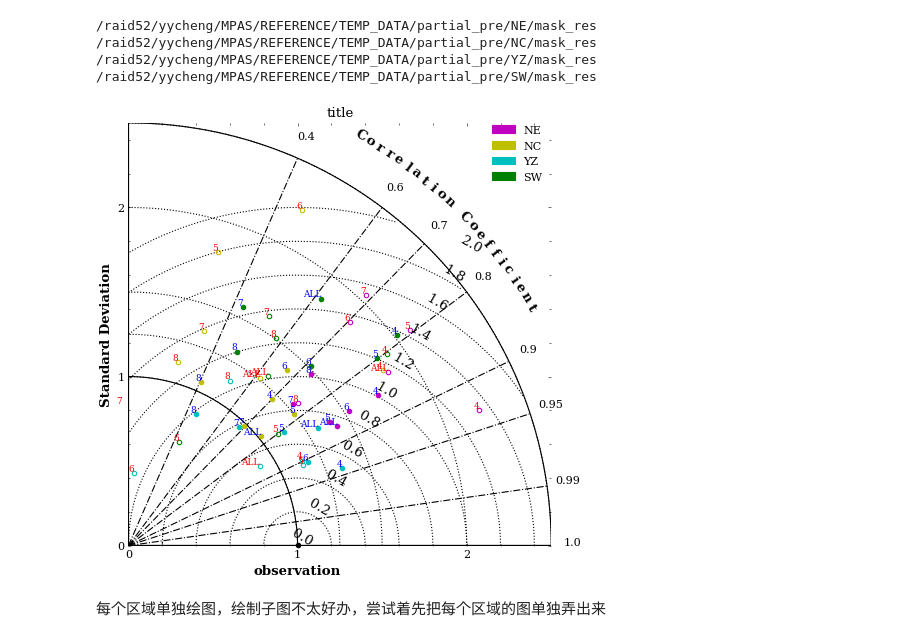
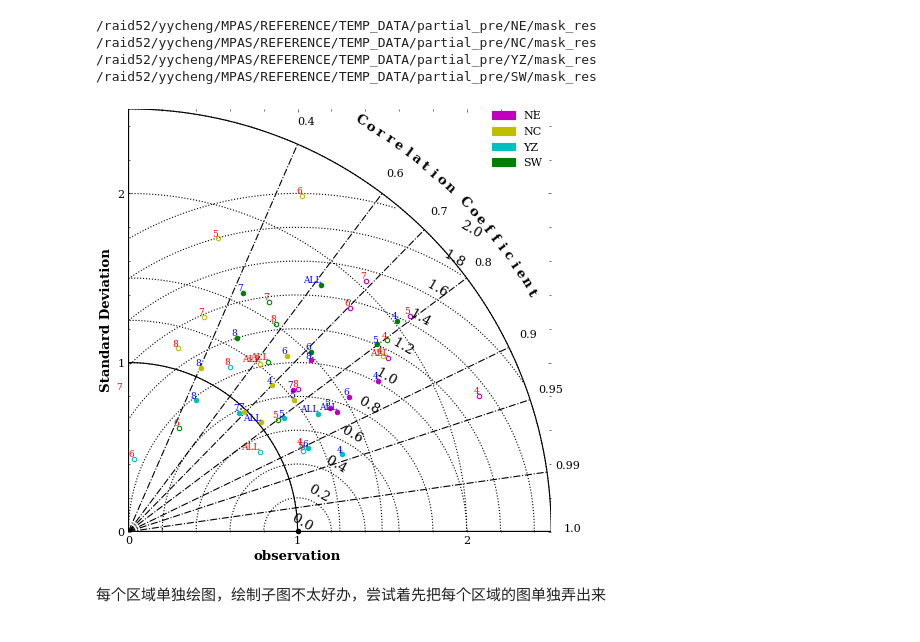
Before and after one commit to dozerlcl/MPAS_case_study, a Jupyter notebook: 92-25km_vr_rcm_postprocess/visualization/check_obs/check_cn051/pre/taylor_partial/precip_space_taylor_partial.ipynb, the cells around one changed output. Drawn from its saved outputs; the diff is of its cells as text; code cells hidden in the pictures.

```diff
--- a/92-25km_vr_rcm_postprocess/visualization/check_obs/check_cn051/pre/taylor_partial/precip_space_taylor_partial.ipynb
+++ b/92-25km_vr_rcm_postprocess/visualization/check_obs/check_cn051/pre/taylor_partial/precip_space_taylor_partial.ipynb
@@ -88,35 +88,35 @@ for partial_ind in partial_list:
     # markerSize = 8 ,
     # alpha = 1.,
     # overlay='off')
 
 
     first_plot = 'on'
     ind = ind + 1
 
 
-plt.title("title")
+# plt.title("title")
 # color_plot = ["m","y","w","g"]
 # partial_list = ["NE", "NC", "YZ", "SW"]
 import matplotlib.patches as mpatches
 patch = []
 patch.append(mpatches.Patch(color='m', label='NE'))
 patch.append(mpatches.Patch(color='y', label='NC'))
 patch.append(mpatches.Patch(color='c', label='YZ'))
 patch.append(mpatches.Patch(color='g', label='SW'))
 plt.legend(handles= patch, loc=[0.85,0.85])
 
 # legend_elements = [color='b', lw=4, label='Line'),
 # Line2D([0], [0], marker='o', color='w', label='Scatter',
 #                           markerfacecolor='g', markersize=15),
 #                    Patch(facecolor='orange', edgecolor='r',
 #                          label='Color Patch')]
 # plt.legend(label1, loc='upper right')
 
 # pic_output_path = "/m2data2/yycheng/playground/MPAS_case_study/case_template/92-25km_vr_rcm_postprocess/visualization/check_obs/check_cn051/pre/taylor/output_pic/"
 plt.savefig("./output_pic/4regions",dpi=300, facecolor='white')
 # del(ax)
 # %% [output]
-[figure, old version]
+[figure, new version]
 # %% [markdown]
 每个区域单独绘图，绘制子图不太好办，尝试着先把每个区域的图单独弄出来
 # %%
```
Also changed, not shown: parts of 1 cell of this notebook, 2 other files.
